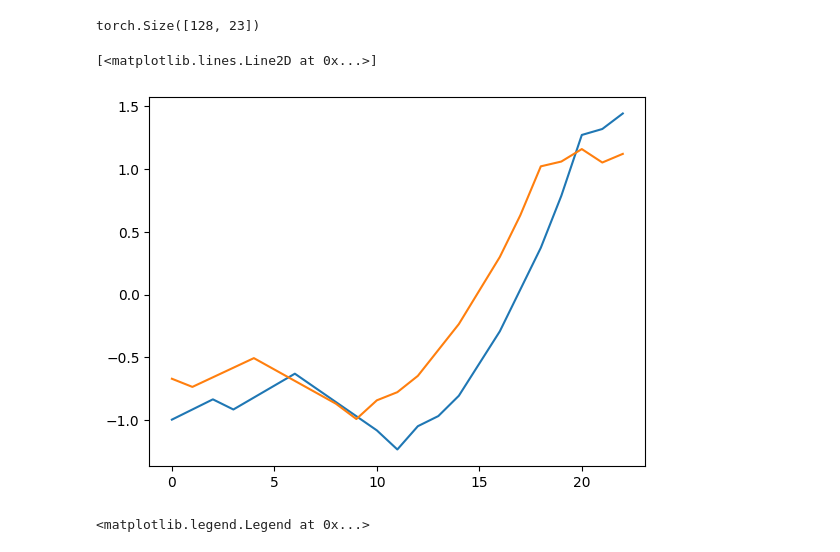
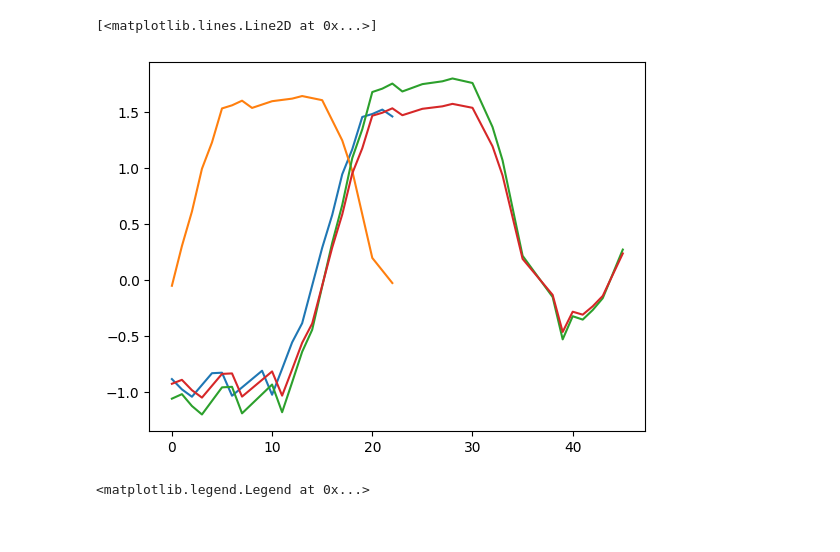
Before and after one commit to erlendlokna/CV-SSL-VQVAE-Framework, a Jupyter notebook: sandbox.ipynb, the cells around one changed output. Drawn from its saved outputs; the diff is of its cells as text; code cells hidden in the pictures.

```diff
--- a/sandbox.ipynb
+++ b/sandbox.ipynb
@@ -47,13 +47,14 @@ len(subxs_pairs): 2
 # %%
 
 import numpy as np
-subxs_pair = subxs_pairs[np.random.randint(0, len(subxs_pairs))]
-subx1, subx2 = subxs_pair
-x1 = subx1.squeeze(1)
-print(x1.shape)
-plt.plot(subx1[0, 0, :])
-plt.plot(subx2[0, 0, :])
+subxs_pair1 = subxs_pairs[0]
+subx1, subx2 = subxs_pair1
+subx11, subx22 = subxs_pairs[1]
+i = 12
+plt.plot(subx1[i, 0, :])
+plt.plot(subx2[i, 0, :])
+plt.plot(subx11[i, 0, :])
+plt.plot(subx22[i, 0, :])
 # %% [output]
-torch.Size([128, 23])
+[<matplotlib.lines.Line2D at 0x...>]
-[<matplotlib.lines.Line2D at 0x...>]
-[figure, old version]
+[figure, new version]
```
Also changed, not shown: parts of 2 cells of this notebook, 12 other files.
